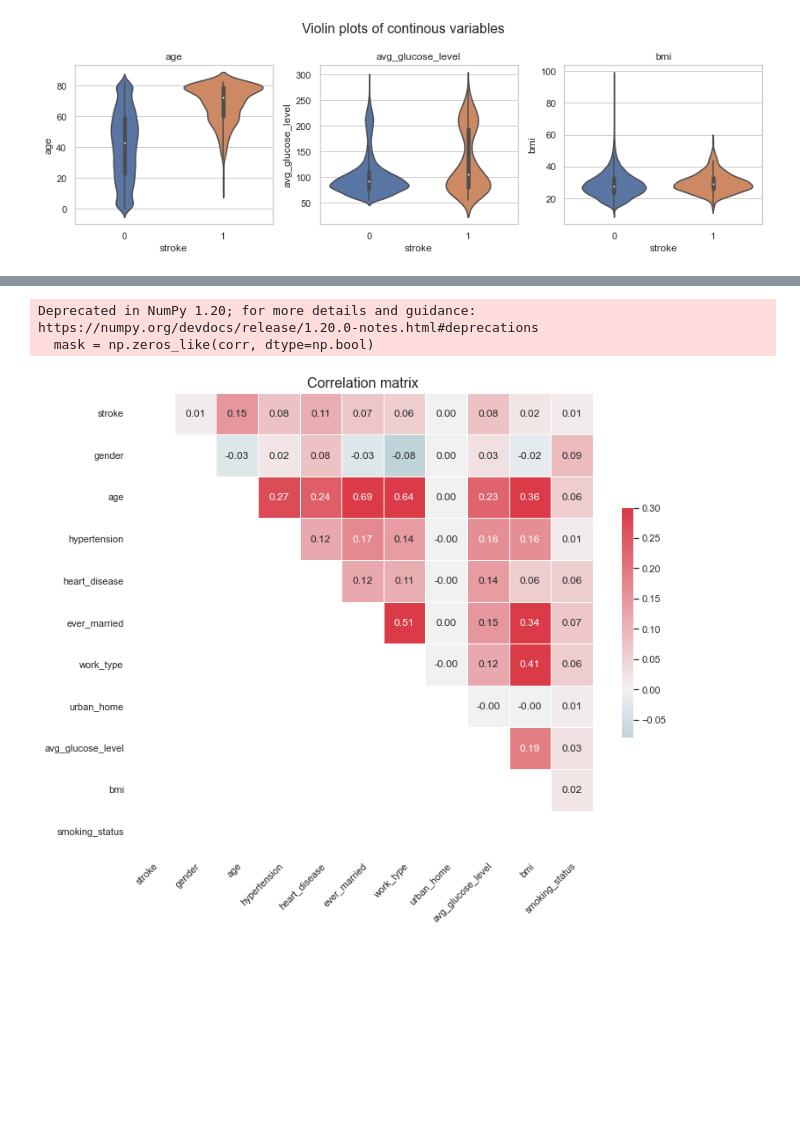
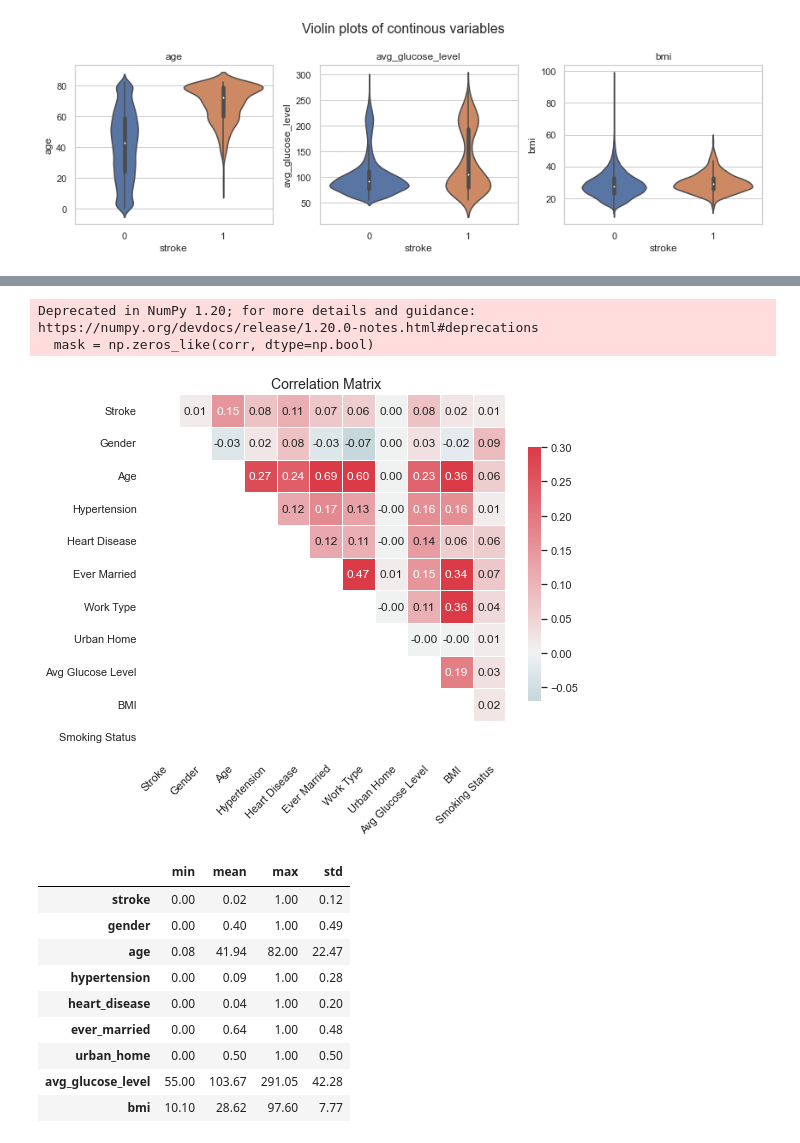
Before and after one commit to sddiener/Comparison-of-Decision-Tree-and-KNN-for-Stroke-Prediction, a Jupyter notebook: Preprocessing stroke.ipynb, the cells around one changed output, grey strips where cells are left out. Cells and saved outputs as stored; diff of their text form; code cells hidden in the pictures; blank space fills up the shorter version.

```diff
--- a/Preprocessing stroke.ipynb
+++ b/Preprocessing stroke.ipynb
@@ -15,8 +15,12 @@ from imblearn.over_sampling import BorderlineSMOTE
 data = pd.read_csv('strokedata2.csv', encoding = 'utf-8')
 data = data.drop('id', axis=1)  # drop id column
 
+# Drop categories with very low observations
+data = data[(data.gender=='Male')|(data.gender=='Female')]  # Gender = other
+data = data[~(data.work_type=='Never_worked')] # Never worked
+
+
 # Convert binary categorical variables to dummy variables
-data = data[(data.gender=='Male')|(data.gender=='Female')] # drop obs where gender is other
 data['gender'] = np.where(data['gender'] == 'Male', 1, 0)
 data['ever_married'] = np.where(data['ever_married'] == 'Yes', 1, 0)
 data['Residence_type'] = np.where(data['Residence_type'] == 'Urban', 1, 0)
@@ -30,11 +34,12 @@ data.loc[data.smoking_status.isnull(), 'smoking_status'] = 'Unknown'
 data = data.rename({'Residence_type':'urban_home'}, axis=1)
 
 # Rename values
-data.work_type = data.work_type.map({'Private':'private', 'Self-employed': 'self_emp', 'children':'child', 'Never_worked':'never', 'Govt_job':'govt'})
+data.work_type = data.work_type.map({'Private':'private', 'Self-employed': 'self_emp', 'children':'child', 'Govt_job':'govt'})
 data.smoking_status = data.smoking_status.map({'formerly smoked':'former', 'never smoked': 'never', 'smokes':'active', 'Unknown':'unknown'})
 
 # Drop NAs
-print('Dropping missing values:\n{}'.format(data.isnull().sum()[data.isnull().sum() > 0]))
+print('Dropping missing values in BMI: {0:.2f}%'.format(sum(data.isnull().sum()[data.isnull().sum() > 0]/len(data))*100))
 data = data.dropna().reset_index(drop=True)
+print('Converted smoking status to unknown: {0:.2f}%'.format( (sum(data.smoking_status == 'unknown')/len(data)*100)))
 data.head(3)
 # %% [output]
@@ -186,26 +236,46 @@ plt.show()
 # %%
 # Create numeric correlation matrix
 corr_data = data.copy()
 corr_data.smoking_status = corr_data.smoking_status.map(  # quantize smoking status
     {'never': 0, 'former': 1, 'active': 2, 'unknown': np.nan})
 corr_data.work_type = corr_data.work_type.map(  # quantize work type
-    {'child': 0, 'never': 1, 'govt': 2, 'private': 3, 'self_emp': 4})
+    {'child': 0, 'govt': 1, 'private': 2, 'self_emp': 3})
+
+# Rename columns
+corr_data.columns = ['Stroke', 'Gender', 'Age', 'Hypertension', 'Heart Disease', 'Ever Married', 'Work Type',
+                     'Urban Home', 'Avg Glucose Level', 'BMI', 'Smoking Status']
+
+
+
 corr = corr_data.corr().round(2)
 
 # Generate a mask for the lower triangle
 mask = np.zeros_like(corr, dtype=np.bool)
 mask[np.tril_indices_from(mask)] = True
 
 # Plot as heatmap
-f, ax = plt.subplots(figsize=(11, 9))
+f, ax = plt.subplots(figsize=(8, 8))
 cmap = sns.diverging_palette(220, 10, as_cmap=True) # Generate a custom diverging colormap
 sns.heatmap(corr, mask=mask, cmap=cmap, vmax=.3, center=0, annot=True, fmt='.2f',
             square=True, linewidths=.5, cbar_kws={"shrink": .5})
 plt.setp(ax.get_xticklabels(), rotation=45, ha="right", rotation_mode="anchor")
-plt.title('Correlation matrix', fontsize=16)
+plt.title('Correlation Matrix', fontsize=14)
 plt.tight_layout()
-plt.show()
+plt.savefig('plots/Correlation Matrix.png', )
 # %% [output]
 Deprecated in NumPy 1.20; for more details and guidance: https://numpy.org/devdocs/release/1.20.0-notes.html#deprecations
   mask = np.zeros_like(corr, dtype=np.bool)
-[figure, old version]
+[figure, new version]
+# %%
+data.describe().loc[['min', 'mean', 'max', 'std'],:].round(2).T
+# %% [output]
+|  | min | mean | max | std |
+| stroke | 0.00 | 0.02 | 1.00 | 0.12 |
+| gender | 0.00 | 0.40 | 1.00 | 0.49 |
+| age | 0.08 | 41.94 | 82.00 | 22.47 |
+| hypertension | 0.00 | 0.09 | 1.00 | 0.28 |
+| heart_disease | 0.00 | 0.04 | 1.00 | 0.20 |
+| ever_married | 0.00 | 0.64 | 1.00 | 0.48 |
+| urban_home | 0.00 | 0.50 | 1.00 | 0.50 |
+| avg_glucose_level | 55.00 | 103.67 | 291.05 | 42.28 |
+| bmi | 10.10 | 28.62 | 97.60 | 7.77 |
```
Also changed, not shown: parts of 10 cells of this notebook, 14 other files.
